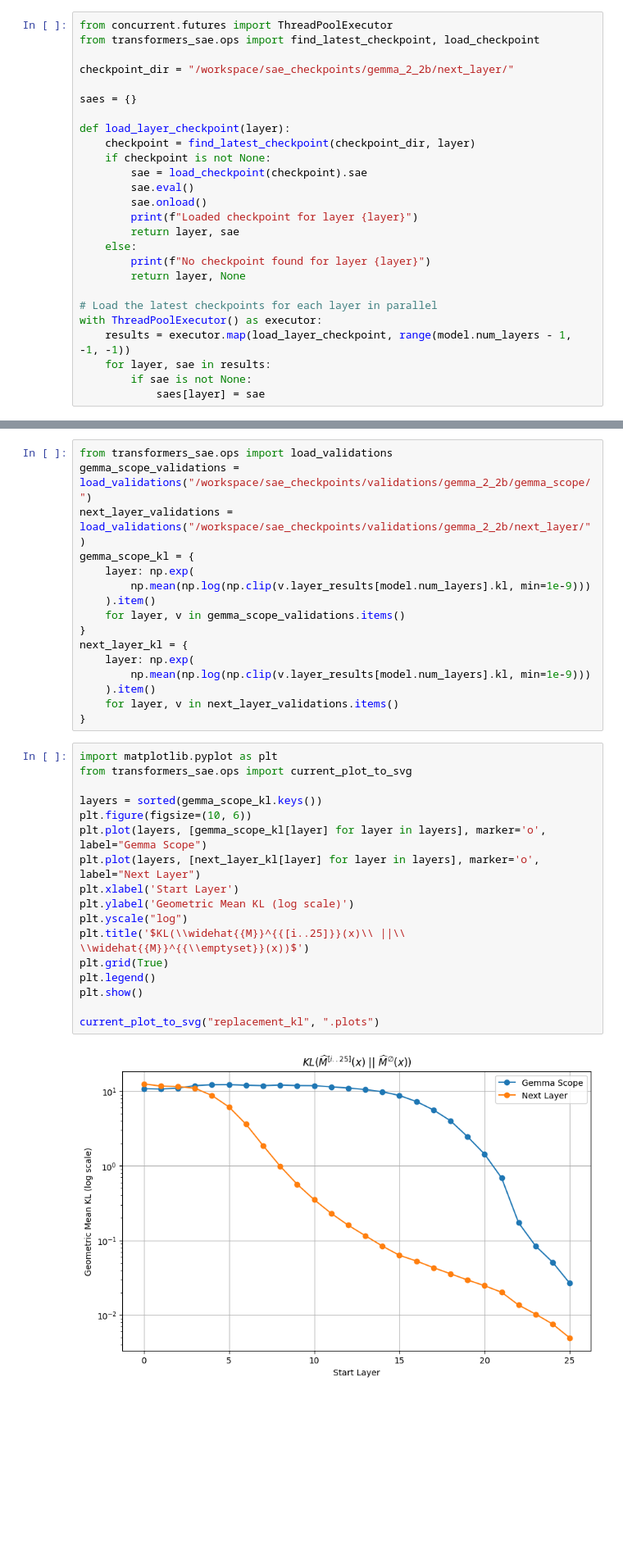
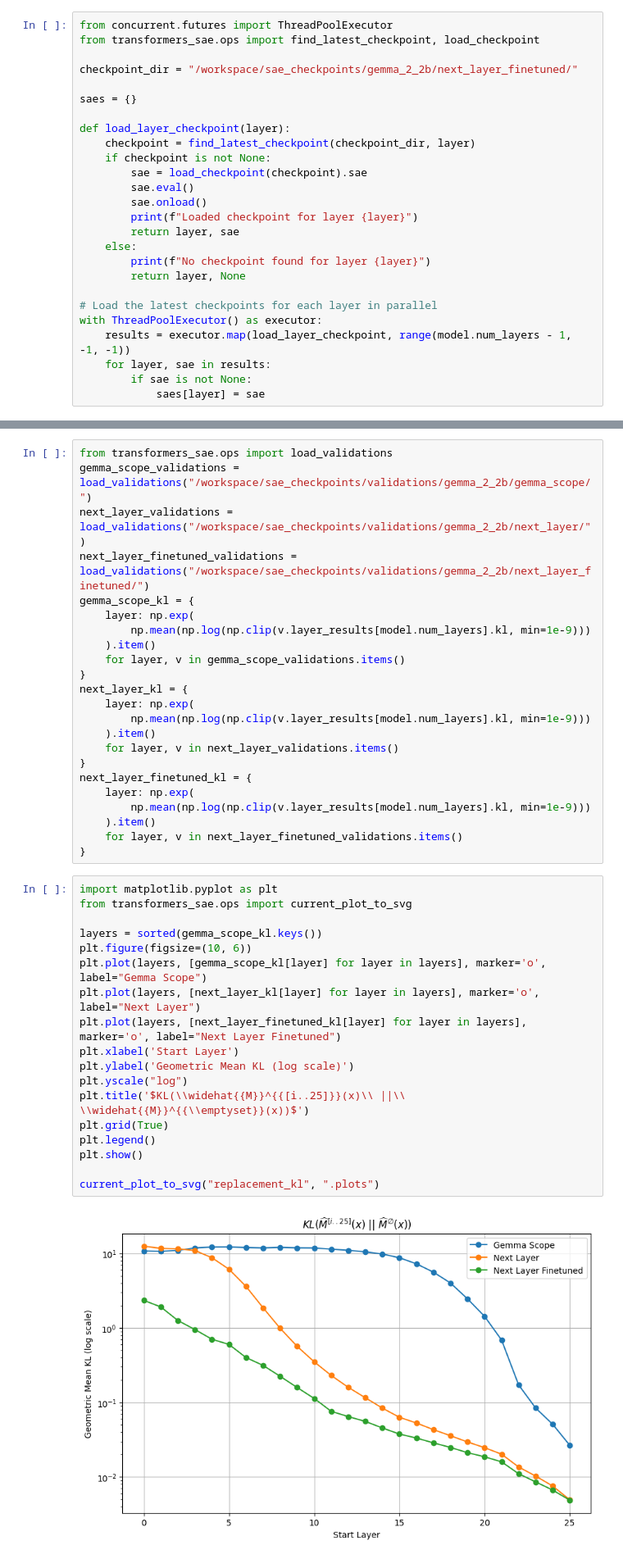
Before and after one commit to evan-lloyd/mechinterp-experiments, a Jupyter notebook: transformers_sae/scratch.ipynb, the cells around one changed output, grey strips where cells are left out. Shown at 82% size. Drawn from its saved outputs; the diff is of its cells as text; blank space fills up the shorter version.

Commit message:
add plot for next layer finetuned

```diff
--- a/transformers_sae/scratch.ipynb
+++ b/transformers_sae/scratch.ipynb
@@ -92,7 +92,7 @@ SAVE_FINAL_RESULTS = True
 from concurrent.futures import ThreadPoolExecutor
 from transformers_sae.ops import find_latest_checkpoint, load_checkpoint
 
-checkpoint_dir = "/workspace/sae_checkpoints/gemma_2_2b/next_layer/"
+checkpoint_dir = "/workspace/sae_checkpoints/gemma_2_2b/next_layer_finetuned/"
 
 saes = {}
 
@@ -193,6 +193,7 @@ save_validations(validations, "/workspace/sae_checkpoints/validations/gemma_2_2b
 from transformers_sae.ops import load_validations
 gemma_scope_validations = load_validations("/workspace/sae_checkpoints/validations/gemma_2_2b/gemma_scope/")
 next_layer_validations = load_validations("/workspace/sae_checkpoints/validations/gemma_2_2b/next_layer/")
+next_layer_finetuned_validations = load_validations("/workspace/sae_checkpoints/validations/gemma_2_2b/next_layer_finetuned/")
 gemma_scope_kl = {
     layer: np.exp(
         np.mean(np.log(np.clip(v.layer_results[model.num_layers].kl, min=1e-9)))
@@ -205,25 +206,32 @@ next_layer_kl = {
     ).item()
     for layer, v in next_layer_validations.items()
 }
+next_layer_finetuned_kl = {
+    layer: np.exp(
+        np.mean(np.log(np.clip(v.layer_results[model.num_layers].kl, min=1e-9)))
+    ).item()
+    for layer, v in next_layer_finetuned_validations.items()
+}
 # %%
 import matplotlib.pyplot as plt
 from transformers_sae.ops import current_plot_to_svg
 
 layers = sorted(gemma_scope_kl.keys())
 plt.figure(figsize=(10, 6))
 plt.plot(layers, [gemma_scope_kl[layer] for layer in layers], marker='o', label="Gemma Scope")
 plt.plot(layers, [next_layer_kl[layer] for layer in layers], marker='o', label="Next Layer")
+plt.plot(layers, [next_layer_finetuned_kl[layer] for layer in layers], marker='o', label="Next Layer Finetuned")
 plt.xlabel('Start Layer')
 plt.ylabel('Geometric Mean KL (log scale)')
 plt.yscale("log")
 plt.title('$KL(\\widehat{{M}}^{{[i..25]}}(x)\\ ||\\ \\widehat{{M}}^{{\\emptyset}}(x))$')
 plt.grid(True)
 plt.legend()
 plt.show()
 
 current_plot_to_svg("replacement_kl", ".plots")
 # %% [output]
-[figure, old version]
+[figure, new version]
 [drawing not drawn]
 # %%
 # import numpy as np
```
Also changed, not shown: parts of 3 cells of this notebook.
